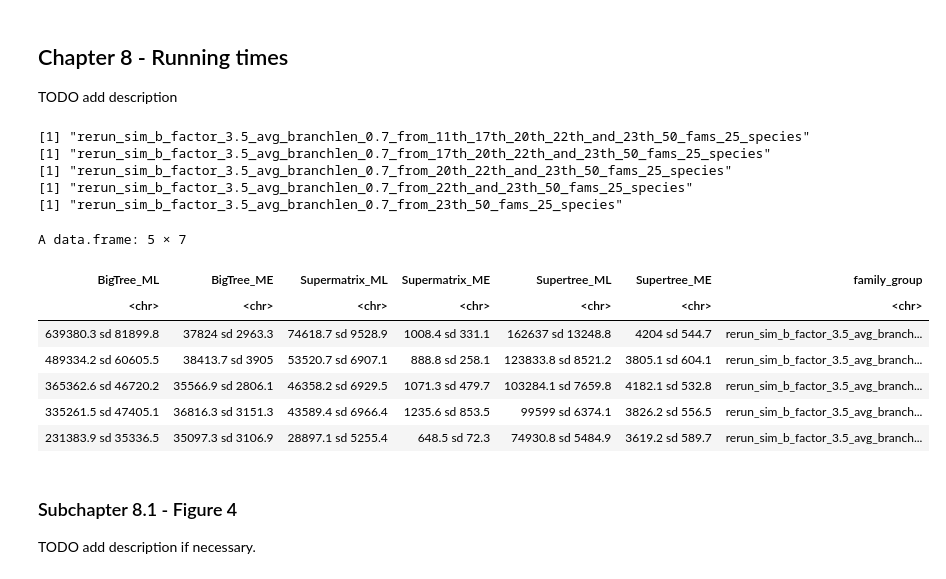
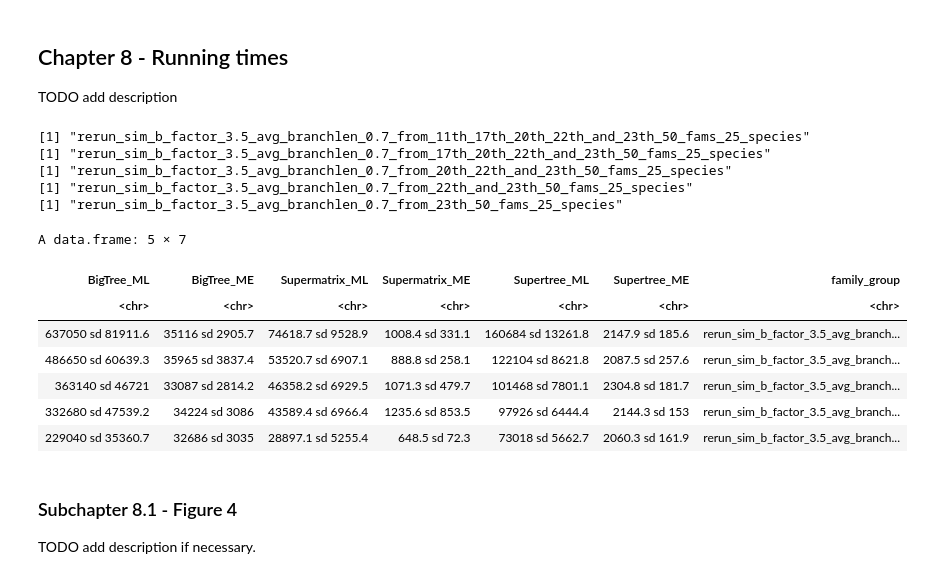
Before and after one commit to alessiovignoli/paralogs-nf, a Jupyter notebook: analysis/simulated_data.ipynb, the cells around one changed output. Drawn from its saved outputs; the diff is of its cells as text; code cells hidden in the pictures.

Commit message:
saved running times for simulated dataset into a table and updated relative figures

```diff
--- a/analysis/simulated_data.ipynb
+++ b/analysis/simulated_data.ipynb
@@ -1290,38 +1290,39 @@ for (run in run_dirs) {
     # Convert the summary_values into a dataframe with 1 row and the summary values as columns
     summary_df           = as.data.frame(t(summary_values))  # Transpose to get one row
     colnames(summary_df) = colnames(df_numeric)   # Assign the original numeric column names
 
     # adding a first column that groups families by the run of the main.nf
     summary_df$family_group      = basename(run)
     running_time_df$family_group = rep(basename(run), 100)
 
     # add tables toghether raw-wise
     if(run == run_dirs[1]) {
         fin_tracefile_mod_wide = running_time_df
         fin_summary_df         = summary_df
     } else {
         fin_tracefile_mod_wide = rbind(fin_tracefile_mod_wide, running_time_df)
         fin_summary_df         = rbind(fin_summary_df,summary_df)
     }
 }
 
 # print the table and save it
 fin_summary_df
+write.table(fin_tracefile_mod_wide, file="tables/CPU_time_simulated_set_all_methods_per_family.tsv", sep="\t", row.names=FALSE)
 write.table(fin_summary_df, file="tables/figure4_supplementary_table_avg_running_time_per_group.tsv", sep="\t", row.names=FALSE)
 # %% [output]
 [1] "rerun_sim_b_factor_3.5_avg_branchlen_0.7_from_11th_17th_20th_22th_and_23th_50_fams_25_species"
 [1] "rerun_sim_b_factor_3.5_avg_branchlen_0.7_from_17th_20th_22th_and_23th_50_fams_25_species"
 [1] "rerun_sim_b_factor_3.5_avg_branchlen_0.7_from_20th_22th_and_23th_50_fams_25_species"
 [1] "rerun_sim_b_factor_3.5_avg_branchlen_0.7_from_22th_and_23th_50_fams_25_species"
 [1] "rerun_sim_b_factor_3.5_avg_branchlen_0.7_from_23th_50_fams_25_species"
 A data.frame: 5 × 7
 | BigTree_ML | BigTree_ME | Supermatrix_ML | Supermatrix_ME | Supertree_ML | Supertree_ME | family_group |
 | <chr> | <chr> | <chr> | <chr> | <chr> | <chr> | <chr> |
-| 639380.3 sd 81899.8 | 37824 sd 2963.3 | 74618.7 sd 9528.9 | 1008.4 sd 331.1 | 162637 sd 13248.8 | 4204 sd 544.7 | rerun_sim_b_factor_3.5_avg_branch... |
-| 489334.2 sd 60605.5 | 38413.7 sd 3905 | 53520.7 sd 6907.1 | 888.8 sd 258.1 | 123833.8 sd 8521.2 | 3805.1 sd 604.1 | rerun_sim_b_factor_3.5_avg_branch... |
-| 365362.6 sd 46720.2 | 35566.9 sd 2806.1 | 46358.2 sd 6929.5 | 1071.3 sd 479.7 | 103284.1 sd 7659.8 | 4182.1 sd 532.8 | rerun_sim_b_factor_3.5_avg_branch... |
-| 335261.5 sd 47405.1 | 36816.3 sd 3151.3 | 43589.4 sd 6966.4 | 1235.6 sd 853.5 | 99599 sd 6374.1 | 3826.2 sd 556.5 | rerun_sim_b_factor_3.5_avg_branch... |
-| 231383.9 sd 35336.5 | 35097.3 sd 3106.9 | 28897.1 sd 5255.4 | 648.5 sd 72.3 | 74930.8 sd 5484.9 | 3619.2 sd 589.7 | rerun_sim_b_factor_3.5_avg_branch... |
+| 637050 sd 81911.6 | 35116 sd 2905.7 | 74618.7 sd 9528.9 | 1008.4 sd 331.1 | 160684 sd 13261.8 | 2147.9 sd 185.6 | rerun_sim_b_factor_3.5_avg_branch... |
+| 486650 sd 60639.3 | 35965 sd 3837.4 | 53520.7 sd 6907.1 | 888.8 sd 258.1 | 122104 sd 8621.8 | 2087.5 sd 257.6 | rerun_sim_b_factor_3.5_avg_branch... |
+| 363140 sd 46721 | 33087 sd 2814.2 | 46358.2 sd 6929.5 | 1071.3 sd 479.7 | 101468 sd 7801.1 | 2304.8 sd 181.7 | rerun_sim_b_factor_3.5_avg_branch... |
+| 332680 sd 47539.2 | 34224 sd 3086 | 43589.4 sd 6966.4 | 1235.6 sd 853.5 | 97926 sd 6444.4 | 2144.3 sd 153 | rerun_sim_b_factor_3.5_avg_branch... |
+| 229040 sd 35360.7 | 32686 sd 3035 | 28897.1 sd 5255.4 | 648.5 sd 72.3 | 73018 sd 5662.7 | 2060.3 sd 161.9 | rerun_sim_b_factor_3.5_avg_branch... |
 # %% [markdown]
 <a id='subchapter-8_1-Figure-4'></a>
 
```
Also changed, not shown: parts of 4 cells of this notebook, 6 other files.
